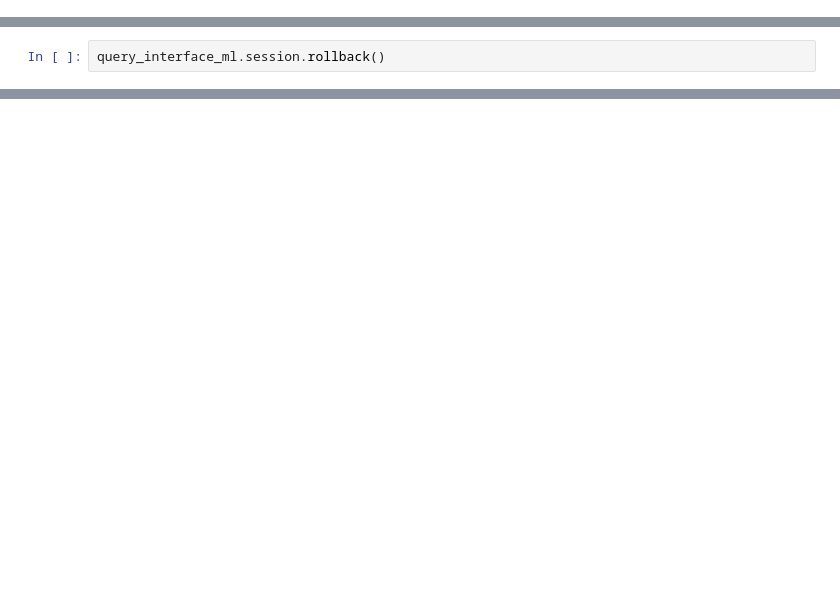
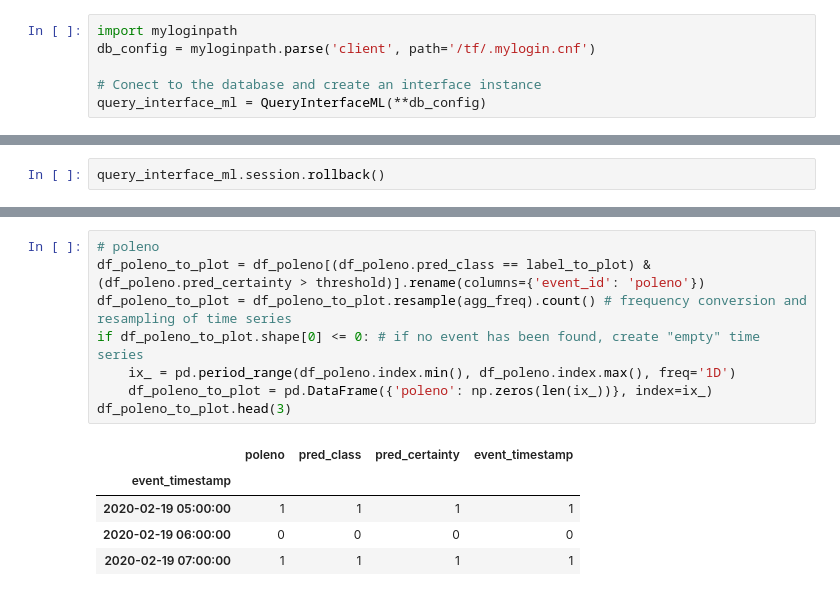
Before and after one commit to MeteoSwiss/swisspollen-training, a Jupyter notebook: training.ipynb, the cells around one changed output, grey strips where cells are left out. Drawn from its saved outputs; the diff is of its cells as text; blank space fills up the shorter version.

```diff
--- a/training.ipynb
+++ b/training.ipynb
@@ -975 +1004,7 @@ from tqdm import tqdm
+# %%
+import myloginpath
+db_config = myloginpath.parse('client', path='/tf/.mylogin.cnf')
+
+# Conect to the database and create an interface instance
+query_interface_ml = QueryInterfaceML(**db_config)
 # %%
@@ -1083,0 +1099,14 @@ ex.line(
+# %%
+# poleno
+df_poleno_to_plot = df_poleno[(df_poleno.pred_class == label_to_plot) & (df_poleno.pred_certainty > threshold)].rename(columns={'event_id': 'poleno'})
+df_poleno_to_plot = df_poleno_to_plot.resample(agg_freq).count() # frequency conversion and resampling of time series
+if df_poleno_to_plot.shape[0] <= 0: # if no event has been found, create "empty" time series
+    ix_ = pd.period_range(df_poleno.index.min(), df_poleno.index.max(), freq='1D')
+    df_poleno_to_plot = pd.DataFrame({'poleno': np.zeros(len(ix_))}, index=ix_)
+df_poleno_to_plot.head(3)
+# %% [output]
+|  | poleno | pred_class | pred_certainty | event_timestamp |
+| event_timestamp |  |  |  |  |
+| 2020-02-19 05:00:00 | 1 | 1 | 1 | 1 |
+| 2020-02-19 06:00:00 | 0 | 0 | 0 | 0 |
+| 2020-02-19 07:00:00 | 1 | 1 | 1 | 1 |
```
Also changed, not shown: parts of 64 cells of this notebook, 3 other files.
